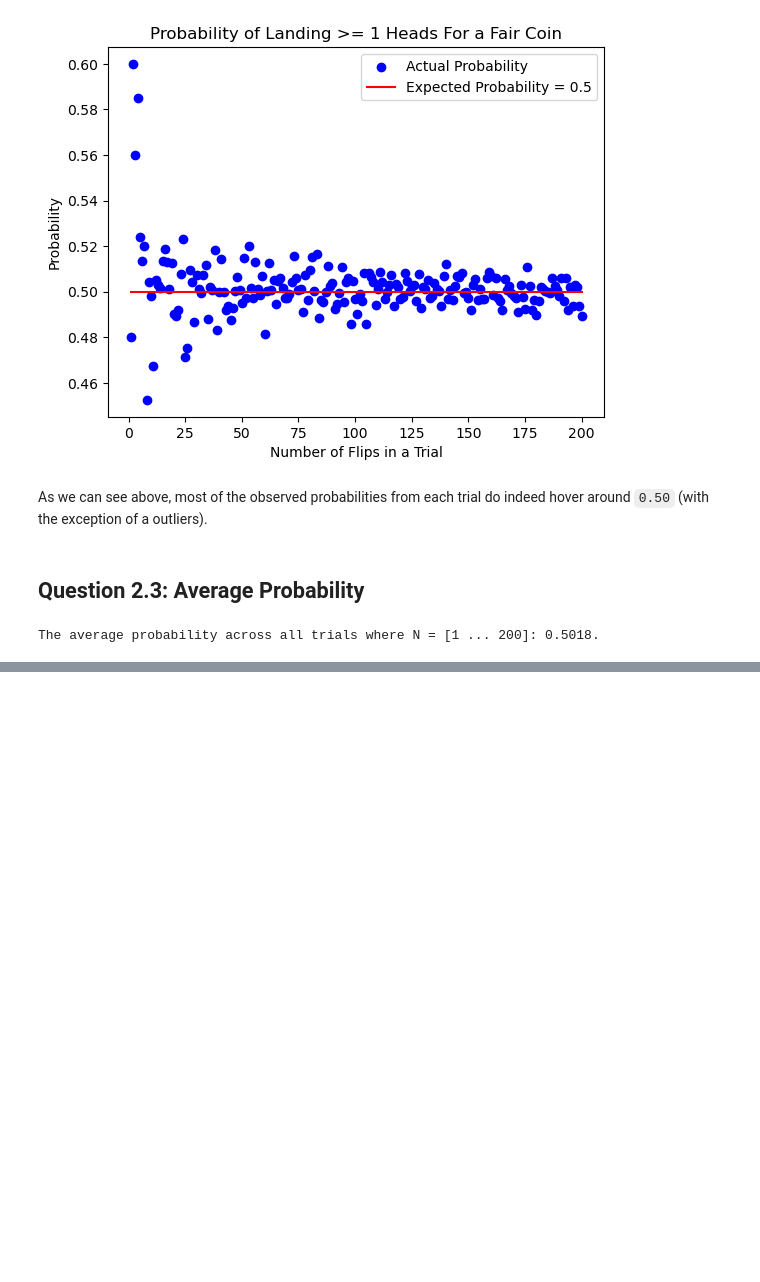
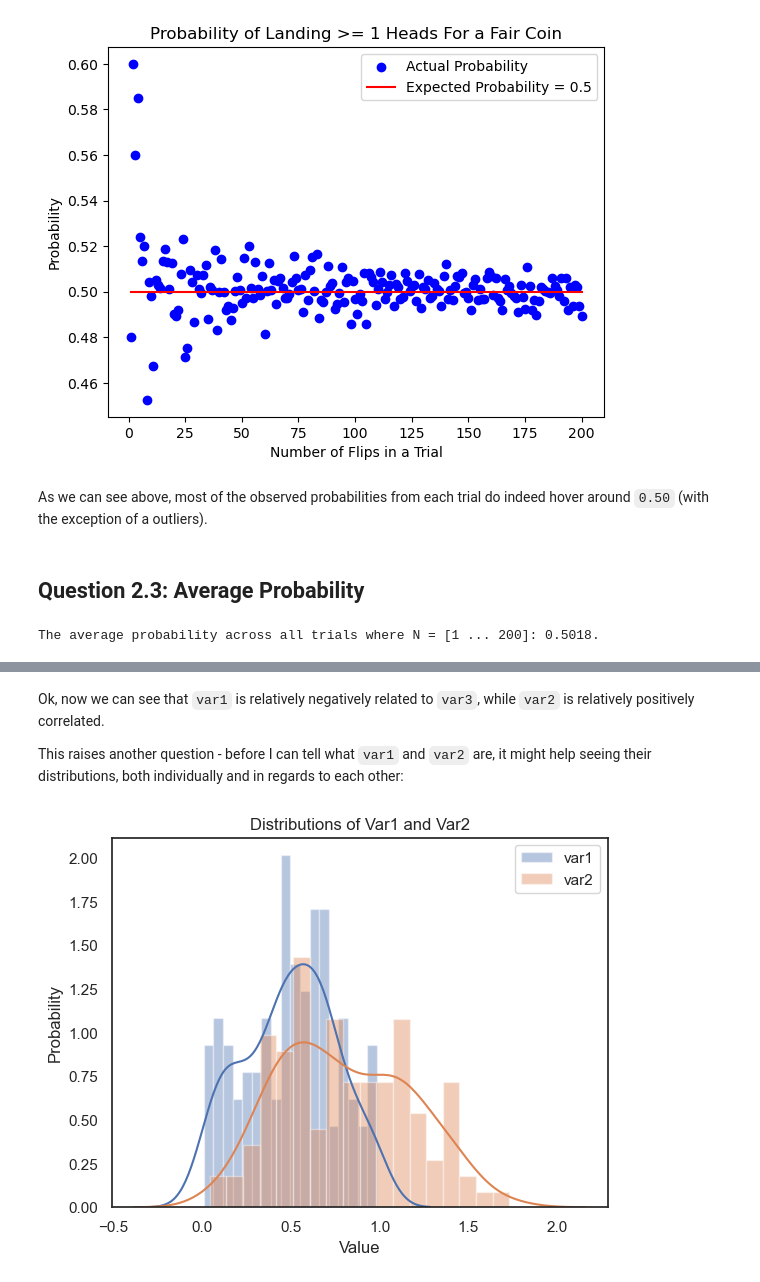
Before and after one commit to UPstartDeveloper/ML-Fundamentals-and-Apps, a Jupyter notebook: SyedRaza_HW1/SyedRaza_HW1.ipynb, the cells around one changed output, grey strips where cells are left out. Cells and saved outputs as stored; diff of their text form; code cells hidden in the pictures; blank space fills up the shorter version.

```diff
--- a/SyedRaza_HW1/SyedRaza_HW1.ipynb
+++ b/SyedRaza_HW1/SyedRaza_HW1.ipynb
@@ -78,0 +120,14 @@ The average probability across all trials where N = [1 ... 200]: 0.5018.
+# %% [markdown]
+Ok, now we can see that `var1` is relatively negatively related to `var3`, while `var2` is relatively positively correlated.
+
+This raises another question - before I can tell what `var1` and `var2` are, it might help seeing their distributions, both individually and in regards to each other:
+# %%
+sns.distplot(unlabelled_df["var1"], hist=True, kde=True, bins=18, label='var1')
+sns.distplot(unlabelled_df["var2"], hist=True, kde=True, bins=18, label='var2')
+plt.legend()
+plt.title("Distributions of Var1 and Var2")
+plt.xlabel("Value")
+plt.ylabel("Probability")
+plt.show()
+# %% [output]
+[figure, added]
```
Also changed, not shown: parts of 17 cells of this notebook.
